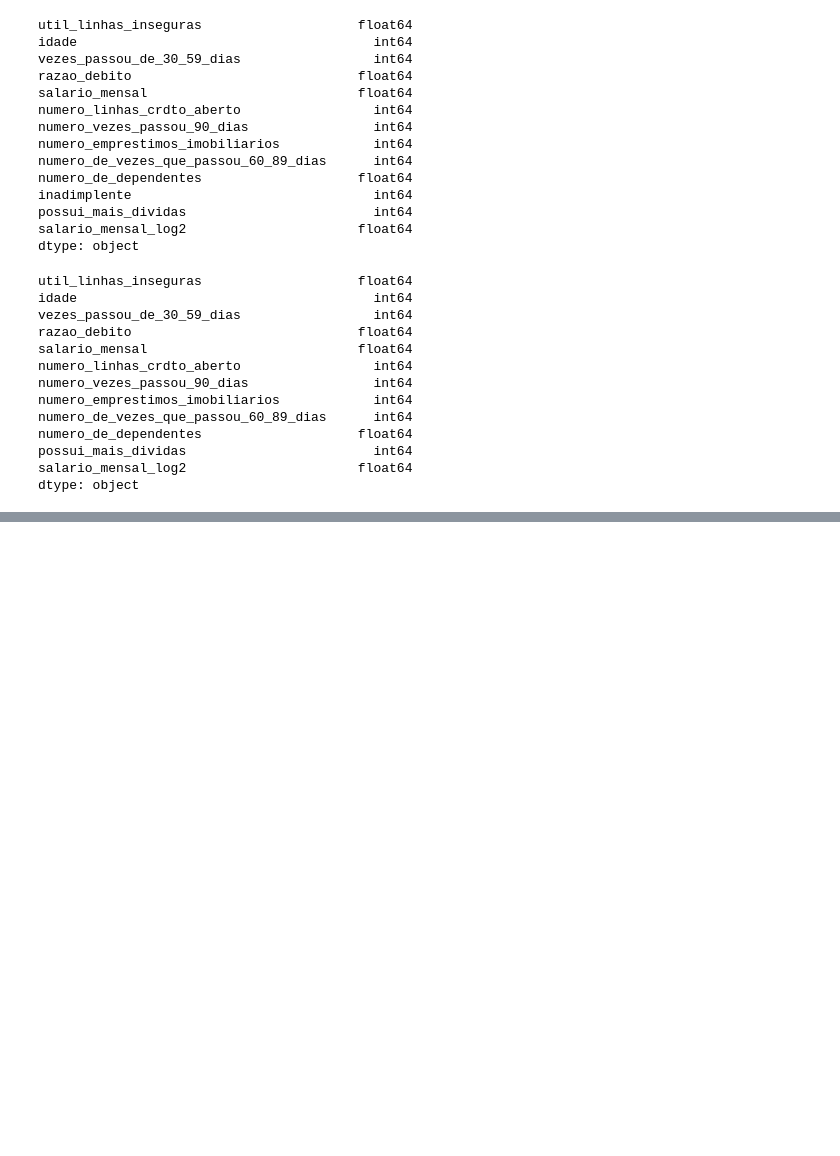
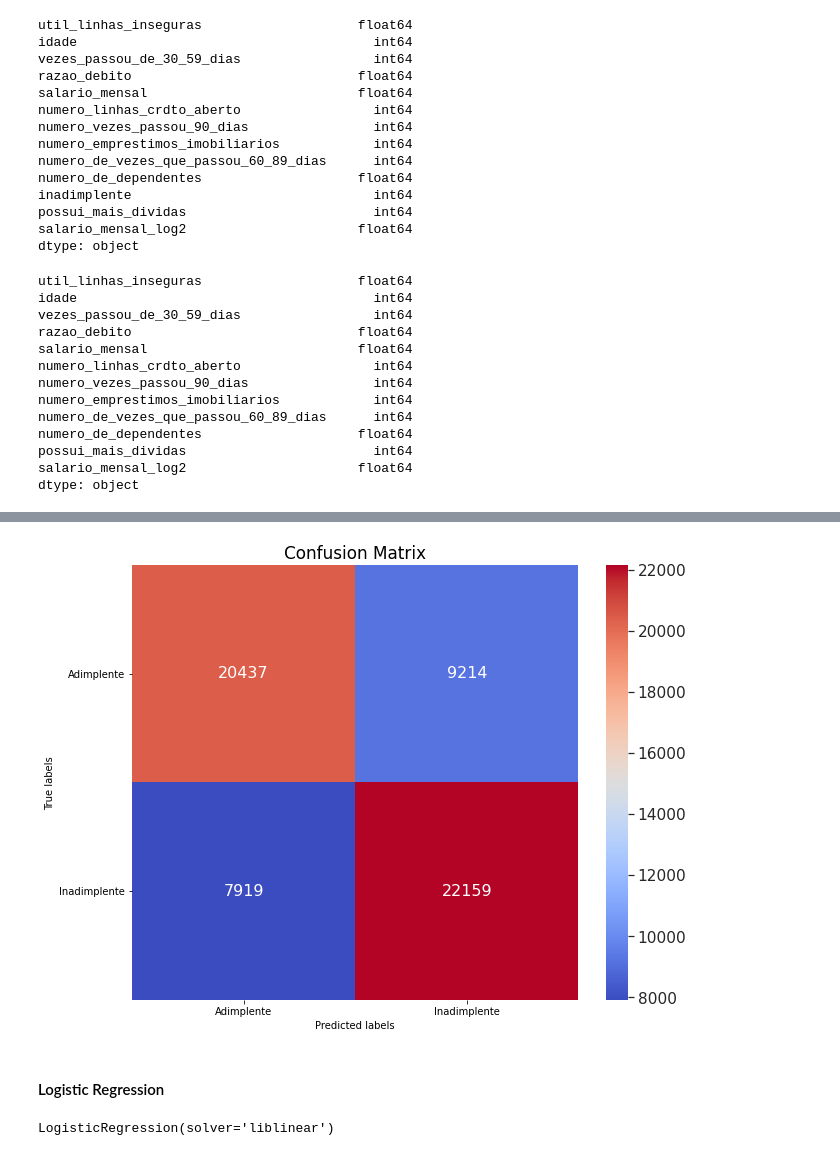
Before and after one commit to Joao-TheCosmosIsInfinite/Modelo-Aprovacao-Credito, a Jupyter notebook: 02_Modelos_Machine.ipynb, the cells around one changed output, grey strips where cells are left out. Saved outputs shown, nothing was run; the diff lists cells and outputs as text; code cells hidden in the pictures; blank space fills up the shorter version.

```diff
--- a/02_Modelos_Machine.ipynb
+++ b/02_Modelos_Machine.ipynb
@@ -115,0 +302,4 @@ dtype: object
+# %%
+# Bases de treino e teste
+X_train, X_test, y_train, y_test = train_test_split(X_balanced[lst_var_reg],
+                                                    Y_balanced, test_size = 0.3, random_state = 42)
@@ -115,0 +412,4 @@ dtype: object
+# %%
+# Instanciando o modelo e aplicando as bases de treino
+gaussian_1 = GaussianNB()
+gaussian_1.fit(X_train, y_train)
@@ -115,0 +418,7 @@ dtype: object
+# %%
+# Prevendo os dados
+y_pred_gaussian_train = gaussian_1.predict(X_train)
+y_score_gaussian_train = gaussian_1.predict_proba(X_train)
+
+y_pred_gaussian_test = gaussian_1.predict(X_test)
+y_score_gaussian_test = gaussian_1.predict_proba(X_test)
@@ -115,0 +454,16 @@ dtype: object
+# %%
+# Gerando a matriz
+con_m_gauss = confusion_matrix(y_test, y_pred_gaussian_test)
+# %%
+# Plotando a matriz
+fn_confusion_matrix(con_m_gauss, ['Adimplente', 'Inadimplente'])
+# %% [output]
+[figure, added]
+# %% [markdown]
+#### Logistic Regression
+# %%
+# Instanciando o modelo e aplicando as bases de treino
+log_reg_1 = LogisticRegression(solver = 'liblinear')
+log_reg_1.fit(X_train, y_train)
+# %% [output]
+LogisticRegression(solver='liblinear')
```
Also changed, not shown: parts of 95 cells of this notebook, 6 other files.
